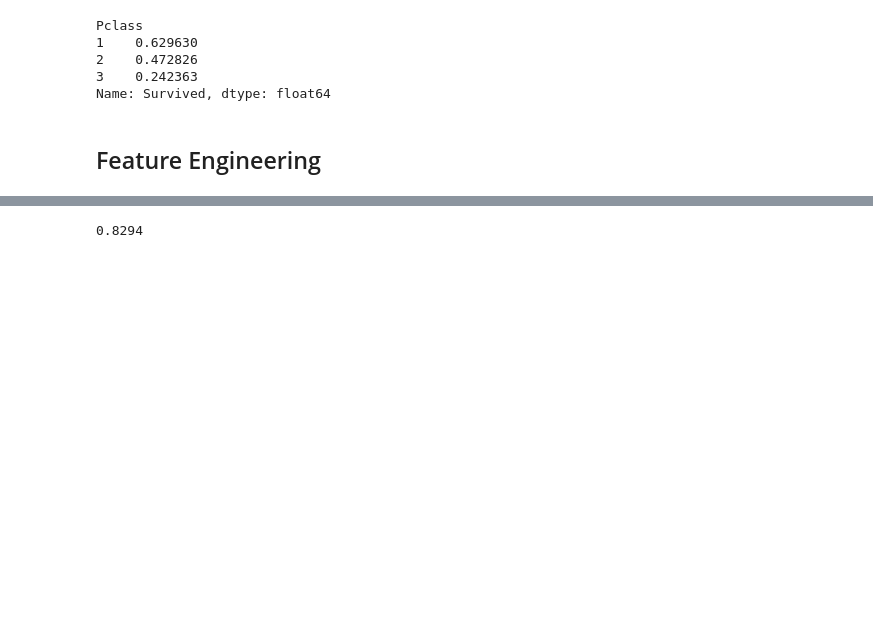
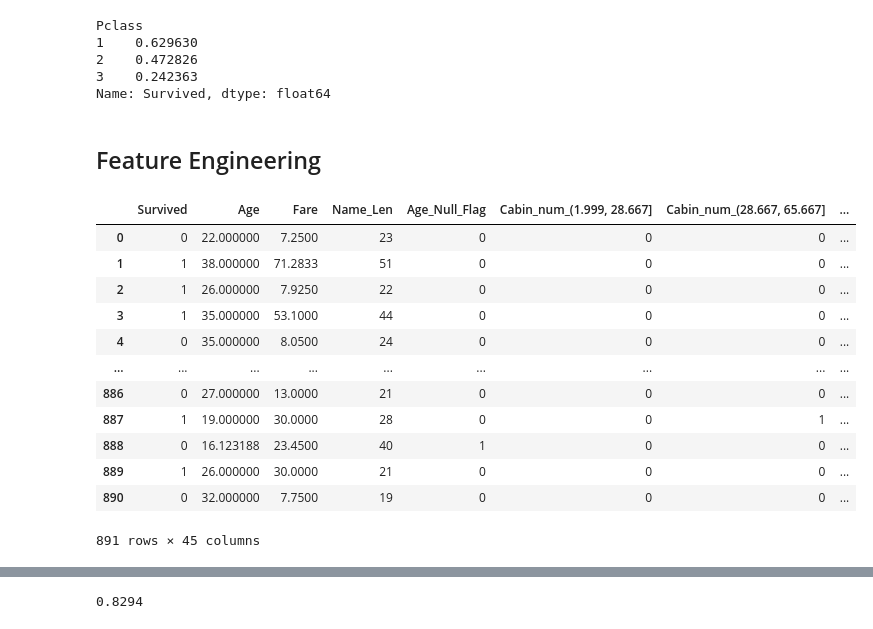
Before and after one commit to diegommezp28/yet-another-titanic-project, a Jupyter notebook: notebooks/model.ipynb, the cells around one changed output, grey strips where cells are left out. Drawn from its saved outputs; the diff is of its cells as text; code cells hidden in the pictures; blank space fills up the shorter version.

Commit message:
cli up to train printing

```diff
--- a/notebooks/model.ipynb
+++ b/notebooks/model.ipynb
@@ -219,6 +219,8 @@ def drop(train, test, bye = ['PassengerId']):
             del i[z]
     return train, test
 # %%
+train = pd.read_csv(os.path.join('..', 'data','titanic', 'train.csv'))
+test = pd.read_csv(os.path.join('..', 'data','titanic',  'test.csv'))
 test['Fare'].fillna(train['Fare'].mean(), inplace = True)
 train, test = names(train, test)
 train, test = age_impute(train, test)
@@ -231,3 +233,19 @@ train, test = ticket_grouped(train, test)
 train, test = dummies(train, test, columns = ['Pclass', 'Sex', 'Embarked', 'Ticket_Lett',
                                                                      'Cabin_Letter', 'Name_Title', 'Fam_Size'])
 train, test = drop(train, test)
+# %%
+train
+# %% [output]
+|  | Survived | Age | Fare | Name_Len | Age_Null_Flag | Cabin_num_(1.999, 28.667] | Cabin_num_(28.667, 65.667] | ... |
+| 0 | 0 | 22.000000 | 7.2500 | 23 | 0 | 0 | 0 | ... |
+| 1 | 1 | 38.000000 | 71.2833 | 51 | 0 | 0 | 0 | ... |
+| 2 | 1 | 26.000000 | 7.9250 | 22 | 0 | 0 | 0 | ... |
+| 3 | 1 | 35.000000 | 53.1000 | 44 | 0 | 0 | 0 | ... |
+| 4 | 0 | 35.000000 | 8.0500 | 24 | 0 | 0 | 0 | ... |
+| ... | ... | ... | ... | ... | ... | ... | ... | ... |
+| 886 | 0 | 27.000000 | 13.0000 | 21 | 0 | 0 | 0 | ... |
+| 887 | 1 | 19.000000 | 30.0000 | 28 | 0 | 0 | 1 | ... |
+| 888 | 0 | 16.123188 | 23.4500 | 40 | 1 | 0 | 0 | ... |
+| 889 | 1 | 26.000000 | 30.0000 | 21 | 0 | 0 | 0 | ... |
+| 890 | 0 | 32.000000 | 7.7500 | 19 | 0 | 0 | 0 | ... |
+891 rows × 45 columns
```
Also changed, not shown: parts of 2 cells of this notebook, 6 other files.
